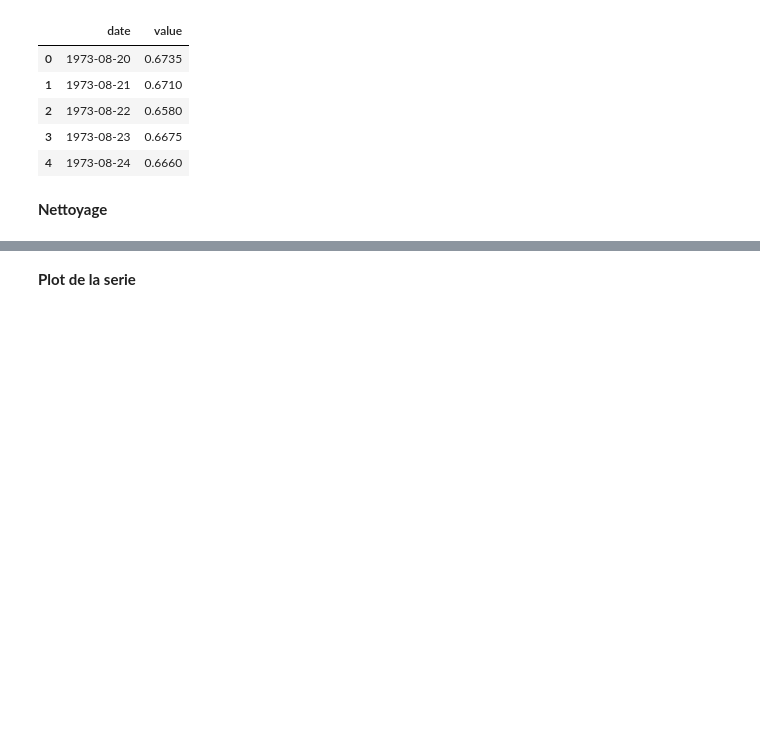
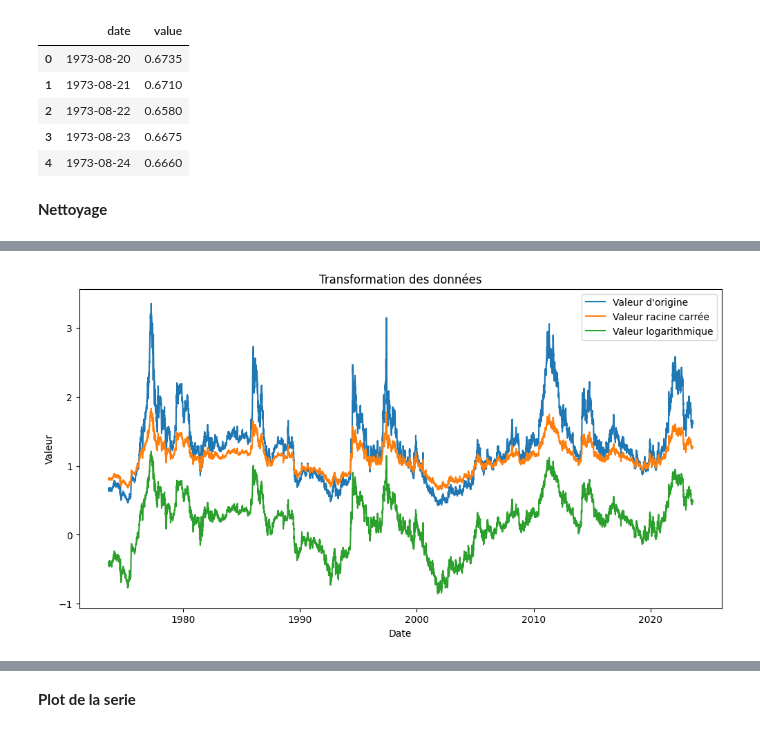
Before and after one commit to ThomasAPRichard/M1_DS, a Jupyter notebook: Série-Temporelle/Coffe_time_series_forecasting/Projet_ST_Thomas_Hichem.ipynb, the cells around one changed output, grey strips where cells are left out. Saved outputs shown, nothing was run; the diff lists cells and outputs as text; code cells hidden in the pictures; blank space fills up the shorter version.

```diff
--- a/Série-Temporelle/Coffe_time_series_forecasting/Projet_ST_Thomas_Hichem.ipynb
+++ b/Série-Temporelle/Coffe_time_series_forecasting/Projet_ST_Thomas_Hichem.ipynb
@@ -43,0 +39,30 @@ date = data['date']
+# %%
+#Valeur nulles ?
+data.isnull().sum()
+#Pas de valeur nulles
+
+# La colonne date doit être au format datetime
+data['date'] = pd.to_datetime(data['date'], format='%Y-%m-%d')
+
+# Vérifier les dates manquantes
+full_date_range = pd.date_range(start=data['date'].min(), end=data['date'].max(), freq='D')
+missing_dates = full_date_range.difference(data['date'])
+
+# Afficher les dates manquantes
+if len(missing_dates) > 0:
+    print("Dates manquantes :")
+    print(missing_dates)
+
+    # Ajouter les dates manquantes avec des valeurs NaN
+    missing_df = pd.DataFrame({'date': missing_dates, 'value': np.nan})
+    data = pd.concat([data, missing_df]).sort_values(by='date').reset_index(drop=True)
+
+    # Remplacer les valeurs manquantes par interpolation linéaire
+    data['value'] = data['value'].interpolate(method='linear')
+
+    print("Les dates manquantes ont été remplacées par interpolation linéaire.")
+else:
+    print("Aucune date manquante.")
+
+# Vérification finale
+data.describe()
@@ -43,0 +80,15 @@ date = data['date']
+# %%
+data['value_sqrt'] = np.sqrt(data['value'])
+data['value_log'] = np.log(data['value'])
+
+plt.figure(figsize=(12, 6))
+plt.plot(data['date'], data['value'], label='Valeur d\'origine')
+plt.plot(data['date'], data['value_sqrt'], label='Valeur racine carrée')
+plt.plot(data['date'], data['value_log'], label='Valeur logarithmique')
+plt.title('Transformation des données')
+plt.xlabel('Date')
+plt.ylabel('Valeur')
+plt.legend()
+plt.show()
+# %% [output]
+[figure, added]
```
Also changed, not shown: parts of 34 cells of this notebook, 1 other file.
